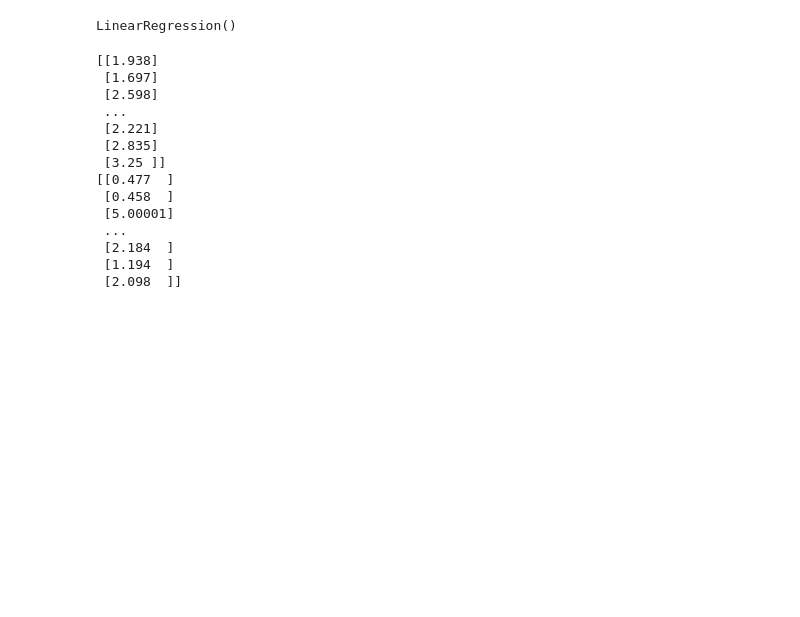
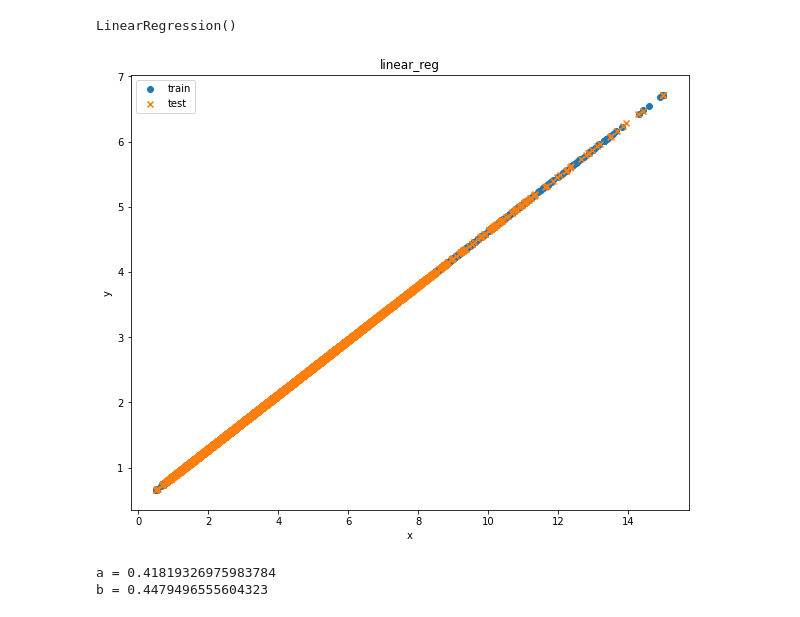
Before and after one commit to Murakami-Shoya/everyday_programming, a Jupyter notebook: AI_100knock.ipynb, the cells around one changed output. Drawn from its saved outputs; the diff is of its cells as text; code cells hidden in the pictures; blank space fills up the shorter version.

```diff
--- a/AI_100knock.ipynb
+++ b/AI_100knock.ipynb
@@ -69,7 +69,7 @@ plt.show()
 from sklearn.model_selection import train_test_split
 from sklearn.linear_model import LinearRegression
 # %%
-x = df[['MedHouseVal']] # 一番相関高い変数で単回帰
+x = df[['MedInc']] # 一番相関高い変数で単回帰
 y = t_df
 
 x_train, x_test, y_train, y_test = train_test_split(x, y, test_size=0.3, random_state=42)
@@ -80,21 +80,25 @@ linear_reg.fit(x_train, y_train)
 # %% [output]
 (14448, 1) (14448, 1)
 LinearRegression()
-# %%
-print(linear_reg.predict(x_train))
-print(linear_reg.predict(x_test))
-# %% [output]
-[[1.938]
- [1.697]
- [2.598]
- ...
- [2.221]
- [2.835]
- [3.25 ]]
-[[0.477  ]
- [0.458  ]
- [5.00001]
- ...
- [2.184  ]
- [1.194  ]
- [2.098  ]]
+# %%
+plt.figure(figsize=(10, 8))
+train_pred = linear_reg.predict(x_train)
+test_pred = linear_reg.predict(x_test)
+
+plt.scatter(x_train, train_pred, label="train")
+plt.scatter(x_test, test_pred, label="test", marker="x")
+plt.xlabel("x")
+plt.ylabel("y")
+plt.title("linear_reg")
+plt.legend()
+plt.show()
+# %% [output]
+[figure, added]
+# %%
+# 傾きと切片
+
+print(f"a = {linear_reg.coef_[0][0]}")
+print(f"b = {linear_reg.intercept_[0]}")
+# %% [output]
+a = 0.41819326975983784
+b = 0.4479496555604323
```
Also changed, not shown: parts of 6 cells of this notebook.
